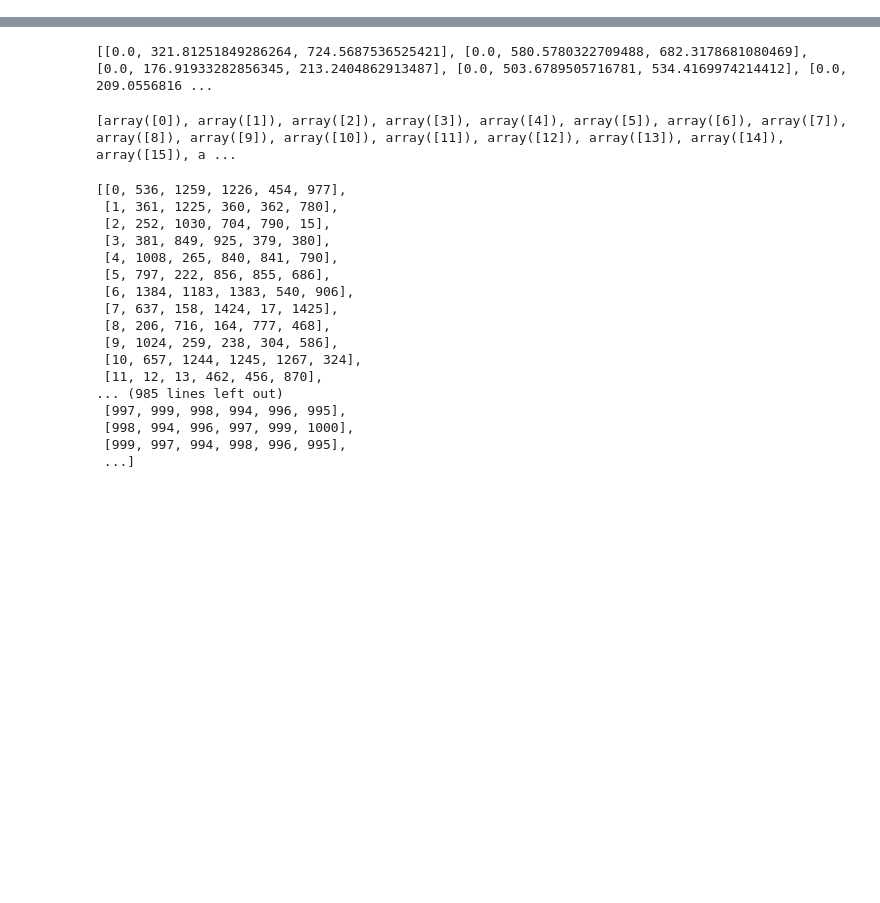
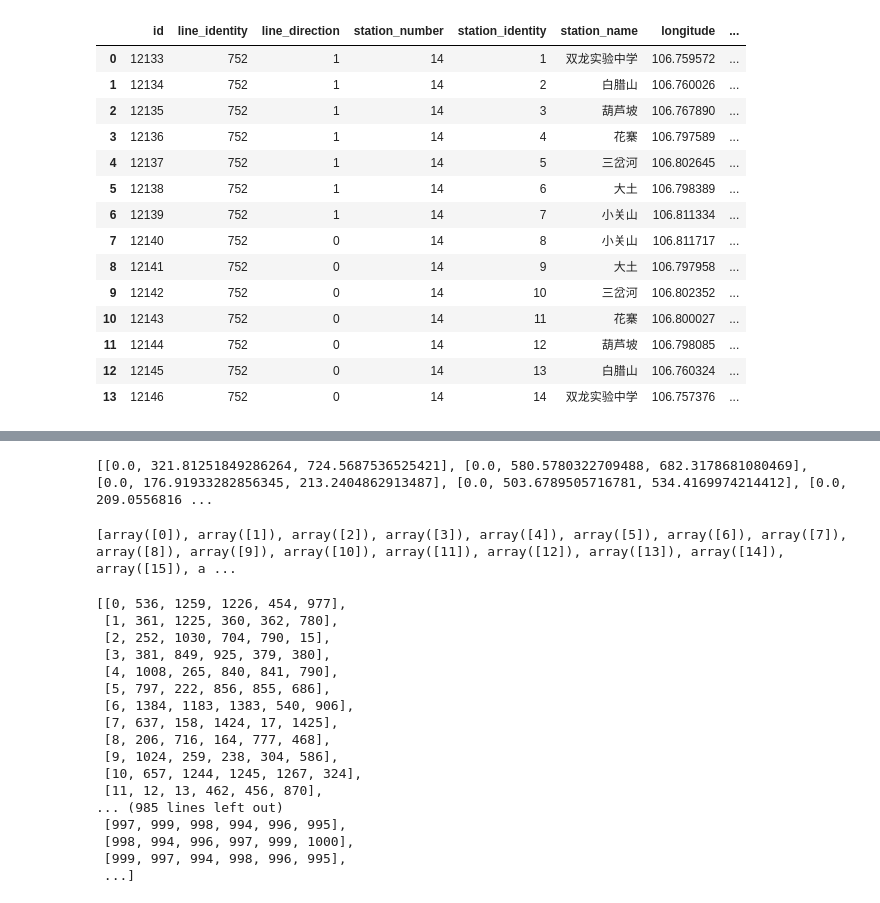
Before and after one commit to xmu-hph/mybus_cor, a Jupyter notebook: temp.ipynb, the cells around one changed output, grey strips where cells are left out. Saved outputs shown, nothing was run; the diff lists cells and outputs as text; code cells hidden in the pictures; blank space fills up the shorter version.

```diff
--- a/temp.ipynb
+++ b/temp.ipynb
@@ -18,3 +107,21 @@ bus_station_dataframe = pd.read_excel('公交数据.xlsx',sheet_name='站点数
+# %%
+bus_station_dataframe[bus_station_dataframe['line_identity']==752].reset_index(drop=True)
+# %% [output]
+|  | id | line_identity | line_direction | station_number | station_identity | station_name | longitude | ... |
+| 0 | 12133 | 752 | 1 | 14 | 1 | 双龙实验中学 | 106.759572 | ... |
+| 1 | 12134 | 752 | 1 | 14 | 2 | 白腊山 | 106.760026 | ... |
+| 2 | 12135 | 752 | 1 | 14 | 3 | 葫芦坡 | 106.767890 | ... |
+| 3 | 12136 | 752 | 1 | 14 | 4 | 花寨 | 106.797589 | ... |
+| 4 | 12137 | 752 | 1 | 14 | 5 | 三岔河 | 106.802645 | ... |
+| 5 | 12138 | 752 | 1 | 14 | 6 | 大土 | 106.798389 | ... |
+| 6 | 12139 | 752 | 1 | 14 | 7 | 小关山 | 106.811334 | ... |
+| 7 | 12140 | 752 | 0 | 14 | 8 | 小关山 | 106.811717 | ... |
+| 8 | 12141 | 752 | 0 | 14 | 9 | 大土 | 106.797958 | ... |
+| 9 | 12142 | 752 | 0 | 14 | 10 | 三岔河 | 106.802352 | ... |
+| 10 | 12143 | 752 | 0 | 14 | 11 | 花寨 | 106.800027 | ... |
+| 11 | 12144 | 752 | 0 | 14 | 12 | 葫芦坡 | 106.798085 | ... |
+| 12 | 12145 | 752 | 0 | 14 | 13 | 白腊山 | 106.760324 | ... |
+| 13 | 12146 | 752 | 0 | 14 | 14 | 双龙实验中学 | 106.757376 | ... |
 # %%
 station_distance_rank_index_list = np.loadtxt('./station_pair_distance_rank_index.csv',delimiter=',',dtype=int)
 # %%
```
Also changed, not shown: parts of 35 cells of this notebook, 4 other files.
